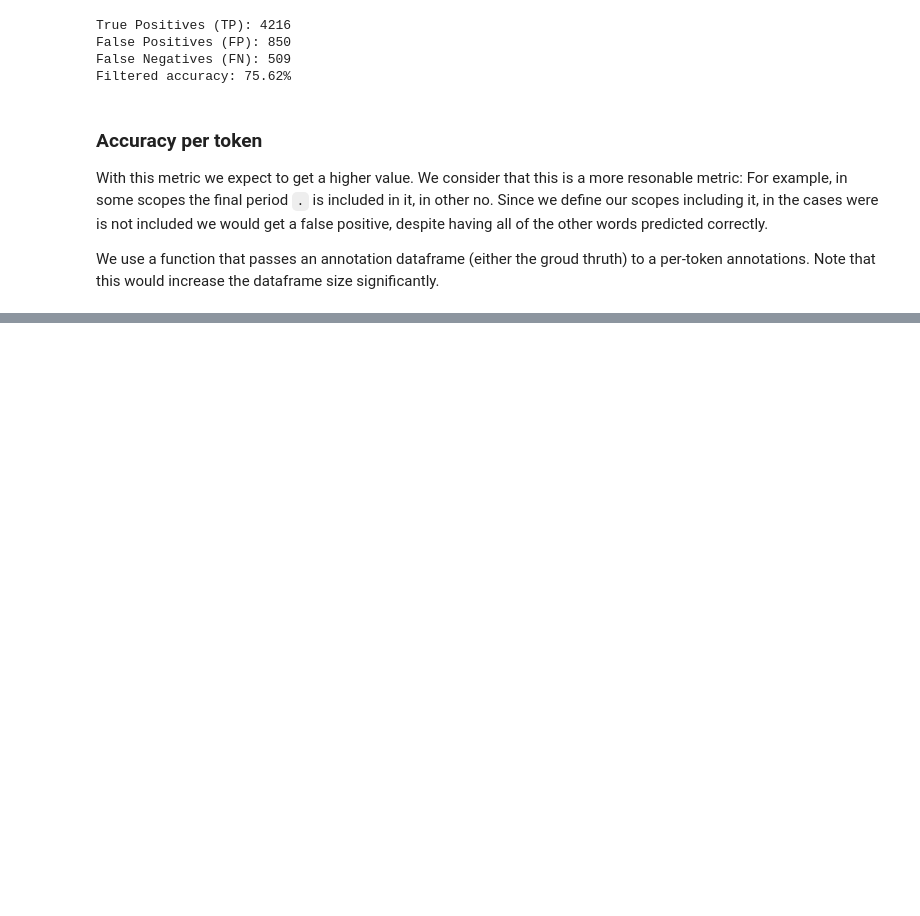
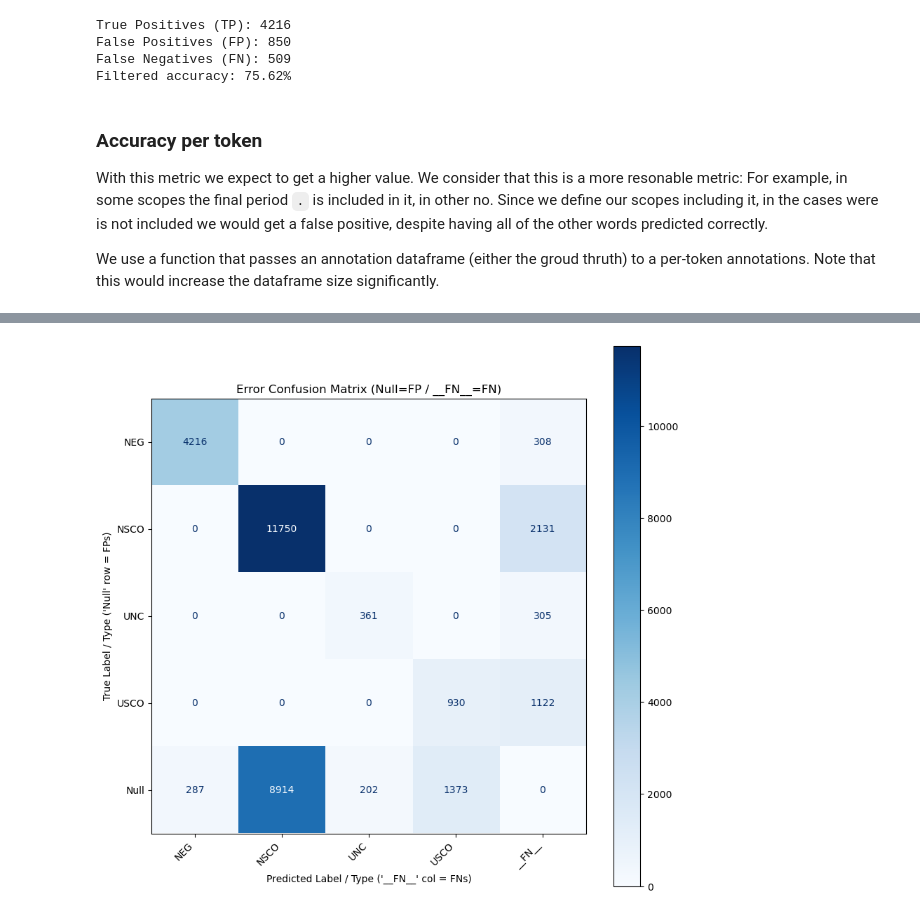
Before and after one commit to dmxocean/projectNLP, a Jupyter notebook: notebooks/rule_based.ipynb, the cells around one changed output, grey strips where cells are left out. Drawn from its saved outputs; the diff is of its cells as text; code cells hidden in the pictures; blank space fills up the shorter version.

Commit message:
final scopes and confusion matrix

```diff
--- a/notebooks/rule_based.ipynb
+++ b/notebooks/rule_based.ipynb
@@ -583,7 +516,7 @@ def expand_annotations(df):
             # Expand the interval into individual tokens
             for i in range(start, end):
                 new_row = row.copy()
-                new_row['start'] = 0
+                new_row['start'] = i
                 new_row['end'] = i + 1
                 new_rows.append(new_row.to_dict())
 
@@ -603,0 +537,4 @@ Expanded accuracy: 44.20%
+# %%
+ax1 = plot_full_confusion_matrix(expanded_train, expanded_pred, figsize=(10, 10))
+# %% [output]
+[figure, added]
```
Also changed, not shown: parts of 8 cells of this notebook, 1 other file.
